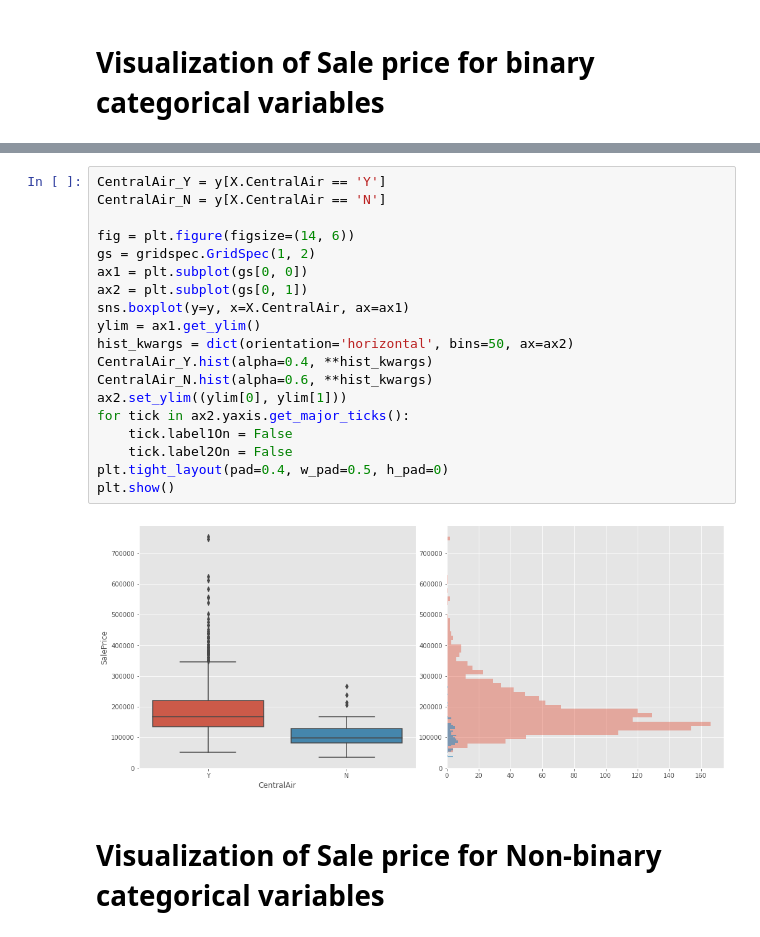
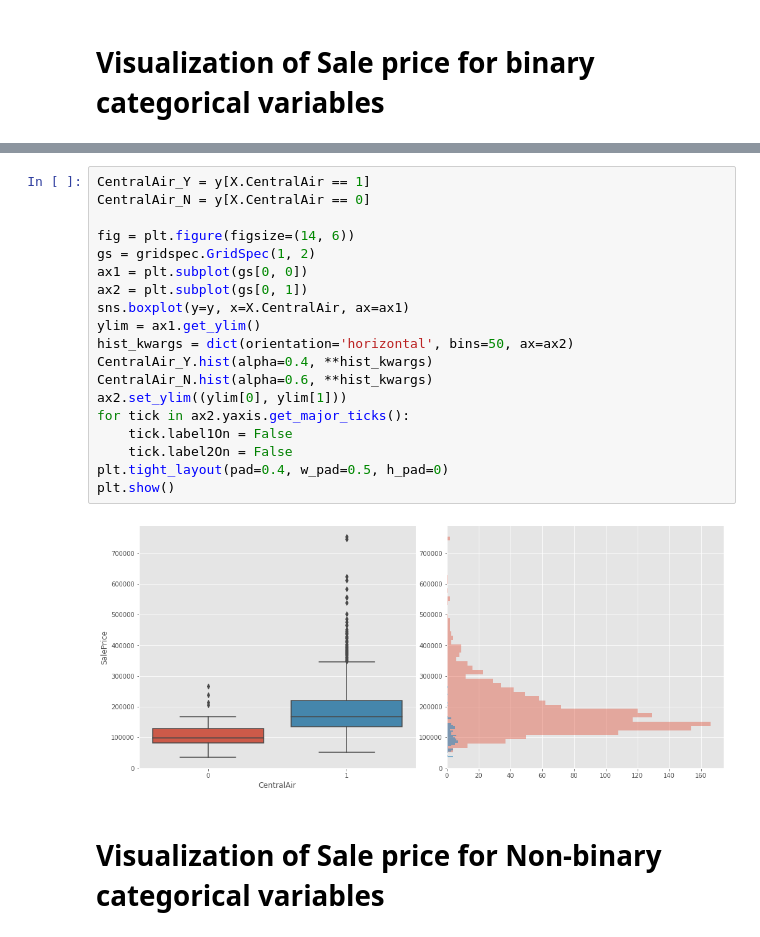
Before and after one commit to kennybagzz/Iowa-House-Prices-Prediction, a Jupyter notebook: house-prices-advanced-regression-techniques/EDA.ipynb, the cells around one changed output, grey strips where cells are left out. Saved outputs shown, nothing was run; the diff lists cells and outputs as text.

```diff
--- a/house-prices-advanced-regression-techniques/EDA.ipynb
+++ b/house-prices-advanced-regression-techniques/EDA.ipynb
@@ -138,26 +138,26 @@ plt.show()
 # %% [output]
 [figure]
 # %%
-CentralAir_Y = y[X.CentralAir == 'Y']
-CentralAir_N = y[X.CentralAir == 'N']
+CentralAir_Y = y[X.CentralAir == 1]
+CentralAir_N = y[X.CentralAir == 0]
 
 fig = plt.figure(figsize=(14, 6))
 gs = gridspec.GridSpec(1, 2)
 ax1 = plt.subplot(gs[0, 0])
 ax2 = plt.subplot(gs[0, 1])
 sns.boxplot(y=y, x=X.CentralAir, ax=ax1)
 ylim = ax1.get_ylim()
 hist_kwargs = dict(orientation='horizontal', bins=50, ax=ax2)
 CentralAir_Y.hist(alpha=0.4, **hist_kwargs)
 CentralAir_N.hist(alpha=0.6, **hist_kwargs)
 ax2.set_ylim((ylim[0], ylim[1]))
 for tick in ax2.yaxis.get_major_ticks():
     tick.label1On = False
     tick.label2On = False
 plt.tight_layout(pad=0.4, w_pad=0.5, h_pad=0)
 plt.show()
 # %% [output]
-[figure, old version]
+[figure, new version]
 # %% [markdown]
 # Visualization of Sale price for Non-binary categorical variables
 # %%
```
Also changed, not shown: parts of 4 cells of this notebook, 4 other files.
